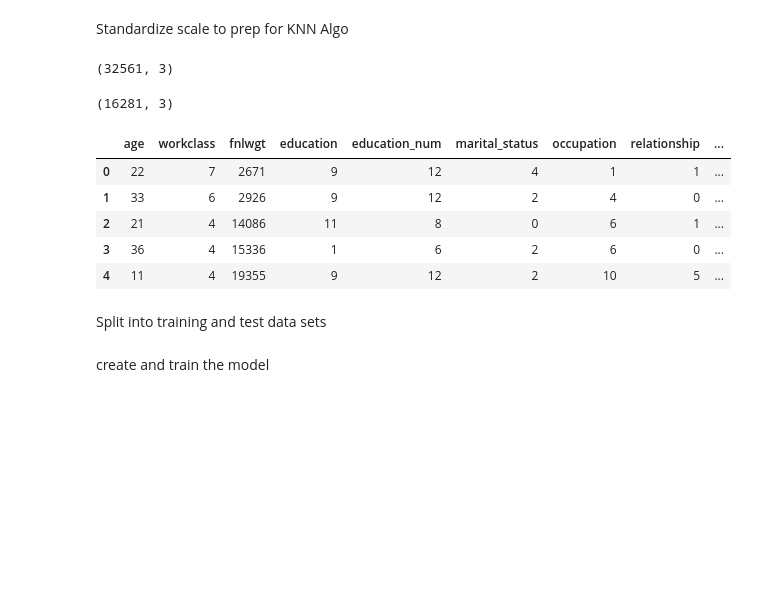
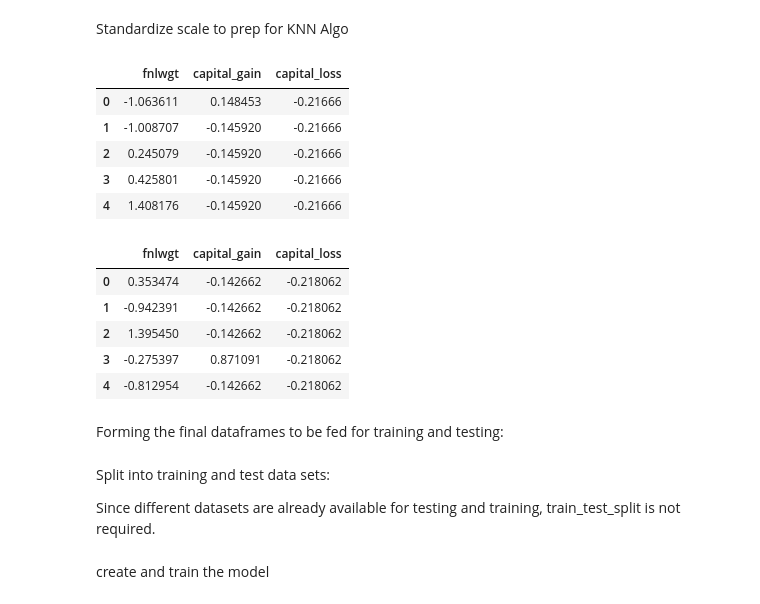
Before and after one commit to DeepankarAcharyya/6th_sem_Assignments, a Jupyter notebook: Data_Mining_and_Data_Warehousing/KNN-classifier/KNN-Assignment-CSB17017.ipynb, the cells around one changed output. Drawn from its saved outputs; the diff is of its cells as text; code cells hidden in the pictures; blank space fills up the shorter version.

Commit message:
training phase

```diff
--- a/Data_Mining_and_Data_Warehousing/KNN-classifier/KNN-Assignment-CSB17017.ipynb
+++ b/Data_Mining_and_Data_Warehousing/KNN-classifier/KNN-Assignment-CSB17017.ipynb
@@ -124,23 +132,29 @@ scaler=StandardScaler()
 # %%
 scaler.fit(to_be_standardized_train)
 standardized_train=scaler.transform(to_be_standardized_train)
-# %%
-standardized_train.shape
-# %% [output]
-(32561, 3)
 # %%
 scaler.fit(to_be_standardized_test)
 standardized_test=scaler.transform(to_be_standardized_test)
-# %%
-standardized_test.shape
-# %% [output]
-(16281, 3)
+# %%
+stand_train=pd.DataFrame(standardized_train,columns=['fnlwgt','capital_gain','capital_loss'])
+stand_test=pd.DataFrame(standardized_test,columns=['fnlwgt','capital_gain','capital_loss'])
 # %%
-train_data_encoded.head()
+stand_train.head()
 # %% [output]
-|  | age | workclass | fnlwgt | education | education_num | marital_status | occupation | relationship | ... |
-| 0 | 22 | 7 | 2671 | 9 | 12 | 4 | 1 | 1 | ... |
-| 1 | 33 | 6 | 2926 | 9 | 12 | 2 | 4 | 0 | ... |
-| 2 | 21 | 4 | 14086 | 11 | 8 | 0 | 6 | 1 | ... |
-| 3 | 36 | 4 | 15336 | 1 | 6 | 2 | 6 | 0 | ... |
-| 4 | 11 | 4 | 19355 | 9 | 12 | 2 | 10 | 5 | ... |
+|  | fnlwgt | capital_gain | capital_loss |
+| 0 | -1.063611 | 0.148453 | -0.21666 |
+| 1 | -1.008707 | -0.145920 | -0.21666 |
+| 2 | 0.245079 | -0.145920 | -0.21666 |
+| 3 | 0.425801 | -0.145920 | -0.21666 |
+| 4 | 1.408176 | -0.145920 | -0.21666 |
+# %%
+stand_test.head()
+# %% [output]
+|  | fnlwgt | capital_gain | capital_loss |
+| 0 | 0.353474 | -0.142662 | -0.218062 |
+| 1 | -0.942391 | -0.142662 | -0.218062 |
+| 2 | 1.395450 | -0.142662 | -0.218062 |
+| 3 | -0.275397 | 0.871091 | -0.218062 |
+| 4 | -0.812954 | -0.142662 | -0.218062 |
+# %% [markdown]
+Forming the final dataframes to be fed for training and testing:
@@ -147,2 +167,4 @@ train_data_encoded.head()
 # %% [markdown]
-Split into training and test data sets
+Split into training and test data sets:
+
+Since different datasets are already available for testing and training, train_test_split is not required.
```
Also changed, not shown: parts of 9 cells of this notebook.
